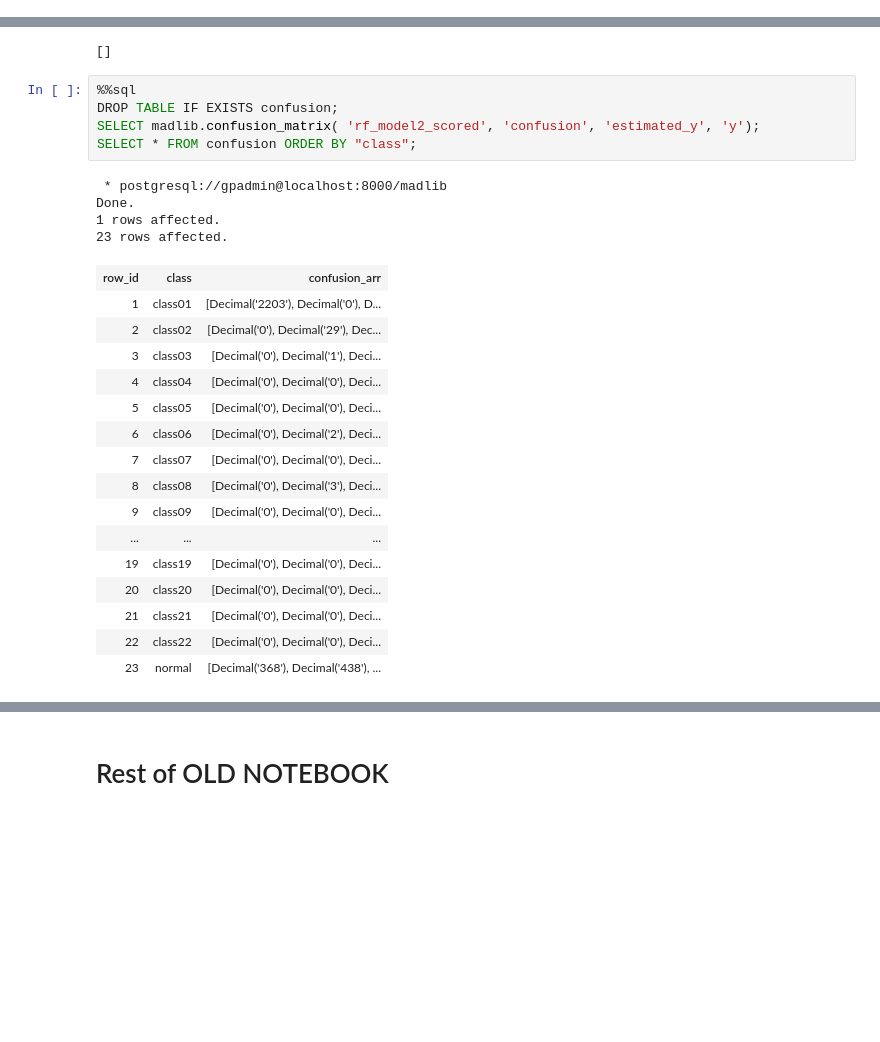
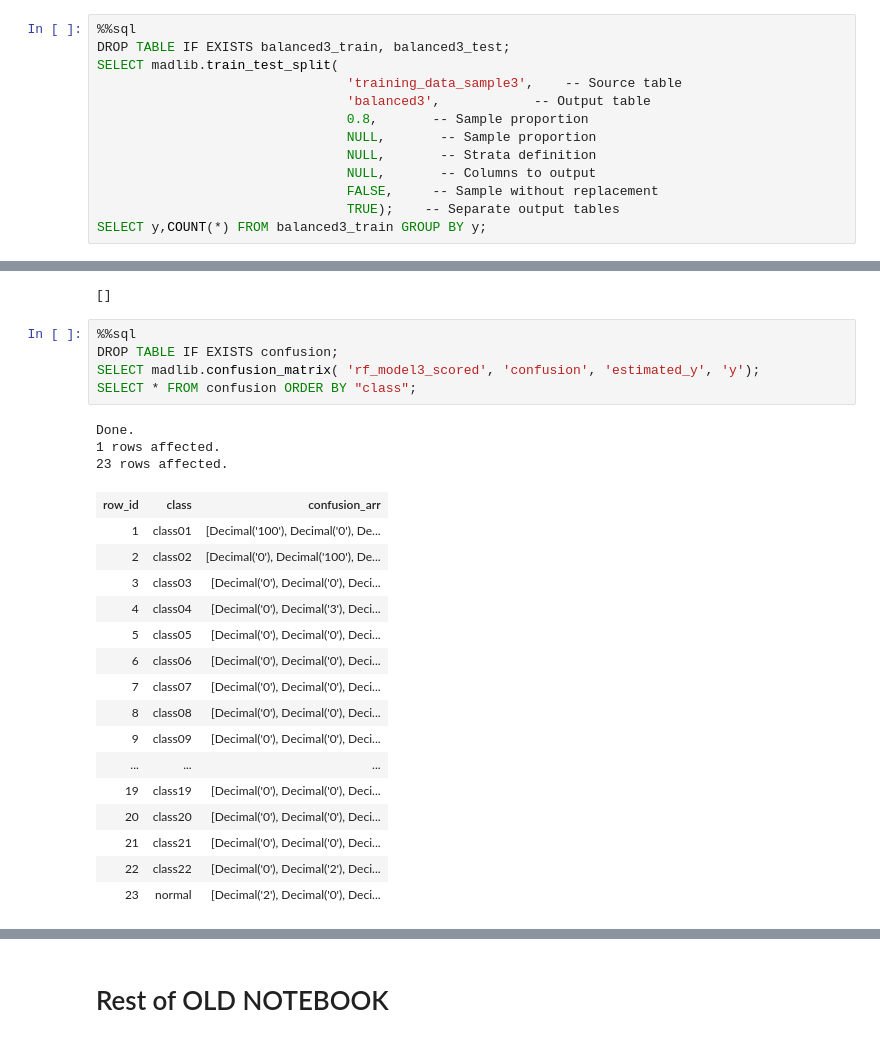
Before and after one commit to reductionista/madlib-site, a Jupyter notebook: community-artifacts/network_anomaly_v3.ipynb, the cells around one changed output, grey strips where cells are left out. Saved outputs shown, nothing was run; the diff lists cells and outputs as text; blank space fills up the shorter version.

```diff
--- a/community-artifacts/network_anomaly_v3.ipynb
+++ b/community-artifacts/network_anomaly_v3.ipynb
@@ -1637,0 +1670,13 @@ Done.
+# %%
+%%sql
+DROP TABLE IF EXISTS balanced3_train, balanced3_test;
+SELECT madlib.train_test_split(
+                                'training_data_sample3',    -- Source table
+                                'balanced3',            -- Output table
+                                0.8,       -- Sample proportion
+                                NULL,       -- Sample proportion
+                                NULL,       -- Strata definition
+                                NULL,       -- Columns to output
+                                FALSE,     -- Sample without replacement
+                                TRUE);    -- Separate output tables
+SELECT y,COUNT(*) FROM balanced3_train GROUP BY y;
@@ -1845,29 +1964,28 @@ Done.
 # %%
 %%sql
 DROP TABLE IF EXISTS confusion;
-SELECT madlib.confusion_matrix( 'rf_model2_scored', 'confusion', 'estimated_y', 'y');
+SELECT madlib.confusion_matrix( 'rf_model3_scored', 'confusion', 'estimated_y', 'y');
 SELECT * FROM confusion ORDER BY "class";
 # %% [output]
- * postgresql://gpadmin@localhost:8000/madlib
 Done.
 1 rows affected.
 23 rows affected.
 | row_id | class | confusion_arr |
-| 1 | class01 | [Decimal('2203'), Decimal('0'), D... |
-| 2 | class02 | [Decimal('0'), Decimal('29'), Dec... |
-| 3 | class03 | [Decimal('0'), Decimal('1'), Deci... |
-| 4 | class04 | [Decimal('0'), Decimal('0'), Deci... |
+| 1 | class01 | [Decimal('100'), Decimal('0'), De... |
+| 2 | class02 | [Decimal('0'), Decimal('100'), De... |
+| 3 | class03 | [Decimal('0'), Decimal('0'), Deci... |
+| 4 | class04 | [Decimal('0'), Decimal('3'), Deci... |
 | 5 | class05 | [Decimal('0'), Decimal('0'), Deci... |
-| 6 | class06 | [Decimal('0'), Decimal('2'), Deci... |
+| 6 | class06 | [Decimal('0'), Decimal('0'), Deci... |
 | 7 | class07 | [Decimal('0'), Decimal('0'), Deci... |
-| 8 | class08 | [Decimal('0'), Decimal('3'), Deci... |
+| 8 | class08 | [Decimal('0'), Decimal('0'), Deci... |
 | 9 | class09 | [Decimal('0'), Decimal('0'), Deci... |
 | ... | ... | ... |
 | 19 | class19 | [Decimal('0'), Decimal('0'), Deci... |
 | 20 | class20 | [Decimal('0'), Decimal('0'), Deci... |
 | 21 | class21 | [Decimal('0'), Decimal('0'), Deci... |
-| 22 | class22 | [Decimal('0'), Decimal('0'), Deci... |
-| 23 | normal | [Decimal('368'), Decimal('438'), ... |
+| 22 | class22 | [Decimal('0'), Decimal('2'), Deci... |
+| 23 | normal | [Decimal('2'), Decimal('0'), Deci... |
 # %%
 %%sql DROP TABLE IF EXISTS accuracy_by_class;
 CREATE TABLE accuracy_by_class AS
```
Also changed, not shown: parts of 28 cells of this notebook, 6 other files.
